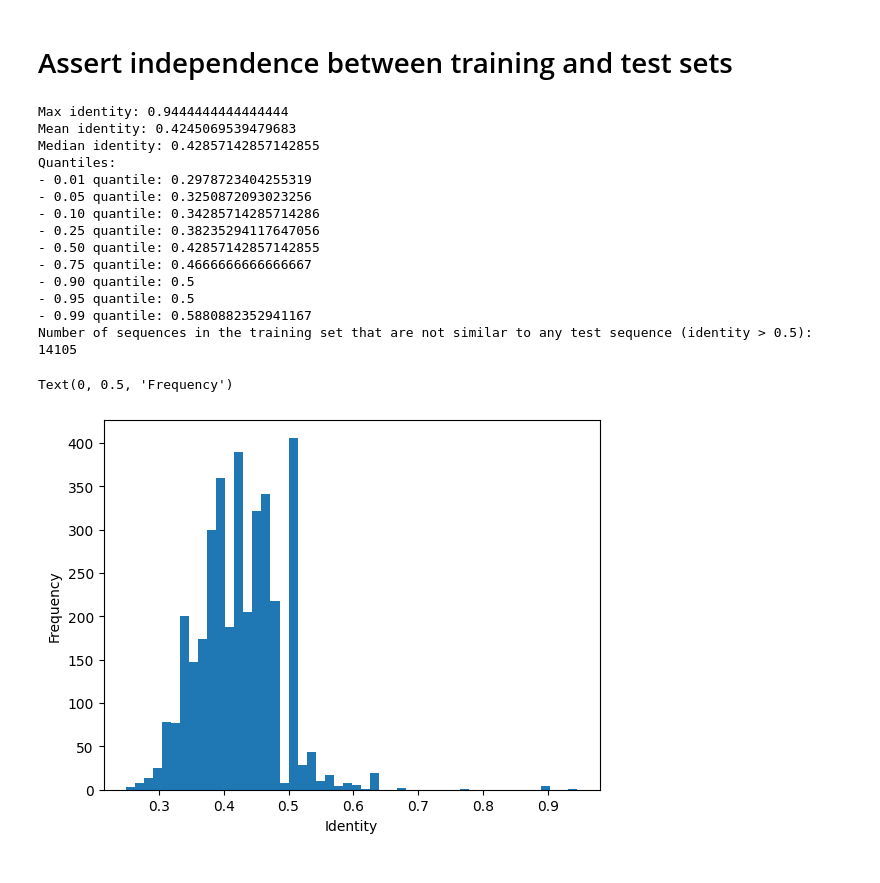
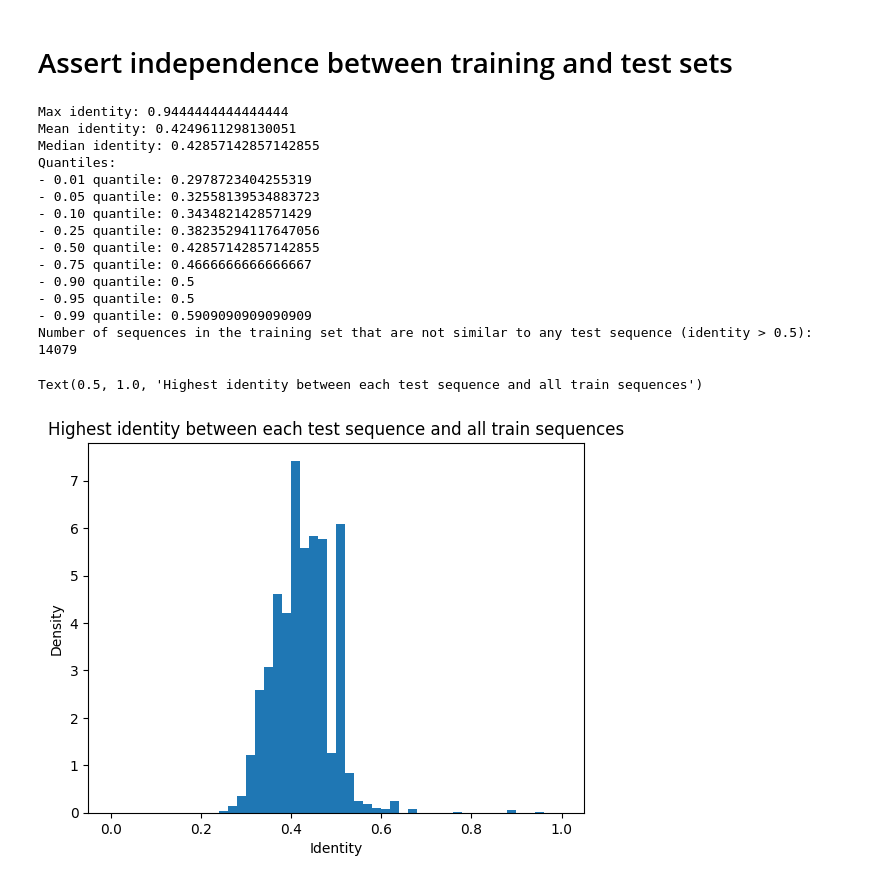
Before and after one commit to anthol42/QMAP, a Jupyter notebook: split_experiment/community_detection/analyse_community_detection.ipynb, the cells around one changed output. Drawn from its saved outputs; the diff is of its cells as text; code cells hidden in the pictures.

```diff
--- a/split_experiment/community_detection/analyse_community_detection.ipynb
+++ b/split_experiment/community_detection/analyse_community_detection.ipynb
@@ -14,6 +14,8 @@ import matplotlib.pyplot as plt
 from split_utils import read_fasta, Identity, compute_identity_stats
 # %%
 THRESHOLD = 0.5
+MIN_SEQ_LEN = 5
+MAX_SEQ_LEN = 50
 # %% [markdown]
 # Load data
 # %%
@@ -25,7 +27,7 @@ dataset = read_fasta("../data/build/dataset.fasta")
 dataset = {int(id_): seq for id_, seq in dataset}
 
 # Filter like for the other experiments
-mask = np.array([5 <= len(dataset[id_]) <= 50 for id_ in dm_ids])
+mask = np.array([MIN_SEQ_LEN <= len(dataset[id_]) <= MAX_SEQ_LEN for id_ in dm_ids])
 dm = dm[mask][:, mask]  # Filter the distance matrix
 dm_ids = dm_ids[mask]  # Filter the IDs accordingly
 # %% [markdown]
@@ -100,34 +102,37 @@ identity_calculator = Identity()
 identities, true_train_set = compute_identity_stats(train_ids, test_ids, identity_calculator=identity_calculator)
 if np.isnan(identities).any():
     print("Warning: There are NaN values in the identities array. This may indicate missing data for some sequences.")
+# %%
+test2train_id = identities.max(axis=1)
 # %%
-print(f"Max identity: {np.max(identities)}")
-print(f"Mean identity: {np.mean(identities)}")
-print(f"Median identity: {np.median(identities)}")
+print(f"Max identity: {np.max(test2train_id)}")
+print(f"Mean identity: {np.mean(test2train_id)}")
+print(f"Median identity: {np.median(test2train_id)}")
 print("Quantiles:")
 for q in [0.01, 0.05, 0.1, 0.25, 0.5, 0.75, 0.9, 0.95, 0.99]:
-    print(f"- {q:.2f} quantile: {np.quantile(identities, q)}")
+    print(f"- {q:.2f} quantile: {np.quantile(test2train_id, q)}")
 
 print("Number of sequences in the training set that are not similar to any test sequence (identity > 0.5):")
 print(np.sum(true_train_set))
-plt.hist(identities, bins=50)
+plt.hist(test2train_id, bins=50, range=(0, 1), density=True)
 plt.xlabel("Identity")
-plt.ylabel("Frequency")
+plt.ylabel("Density")
+plt.title("Highest identity between each test sequence and all train sequences")
 # %% [output]
 Max identity: 0.9444444444444444
-Mean identity: 0.4245069539479683
+Mean identity: 0.4249611298130051
 Median identity: 0.42857142857142855
 Quantiles:
 - 0.01 quantile: 0.2978723404255319
-- 0.05 quantile: 0.3250872093023256
-- 0.10 quantile: 0.34285714285714286
+- 0.05 quantile: 0.32558139534883723
+- 0.10 quantile: 0.3434821428571429
 - 0.25 quantile: 0.38235294117647056
 - 0.50 quantile: 0.42857142857142855
 - 0.75 quantile: 0.4666666666666667
 - 0.90 quantile: 0.5
 - 0.95 quantile: 0.5
-- 0.99 quantile: 0.5880882352941167
+- 0.99 quantile: 0.5909090909090909
 Number of sequences in the training set that are not similar to any test sequence (identity > 0.5):
-14105
+14079
-Text(0, 0.5, 'Frequency')
+Text(0.5, 1.0, 'Highest identity between each test sequence and all train sequences')
-[figure, old version]
+[figure, new version]
```
Also changed, not shown: parts of 2 cells of this notebook, 6 other files.
